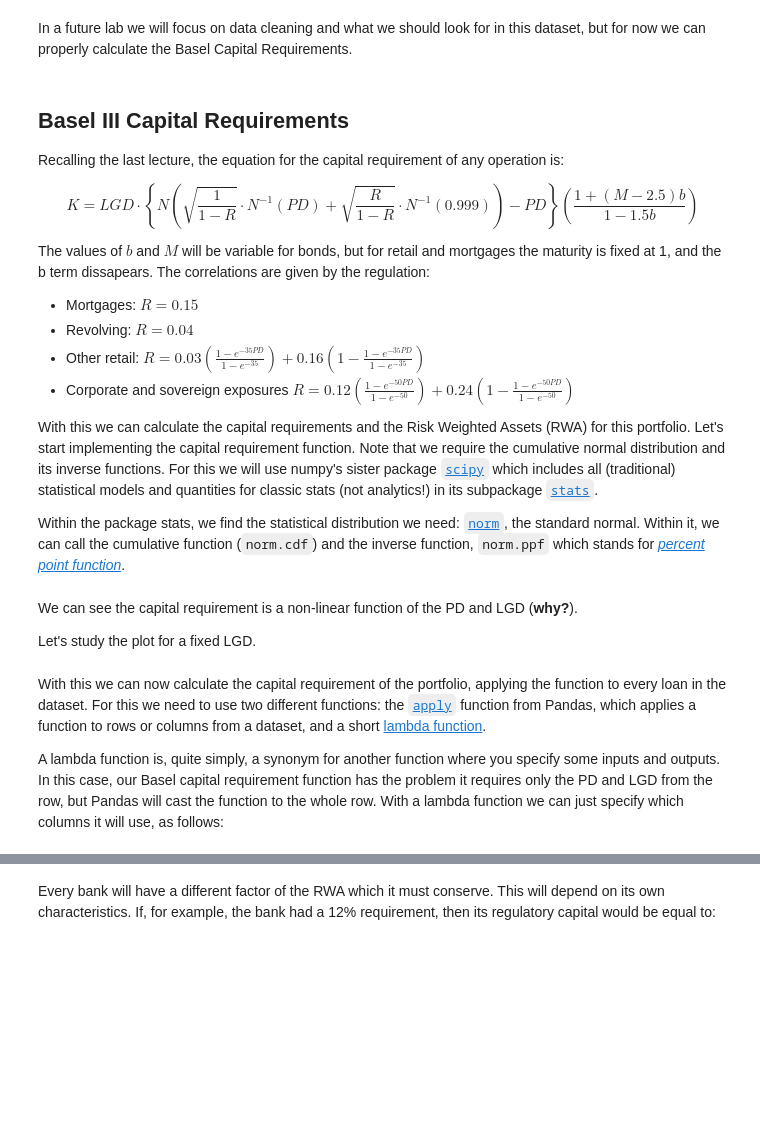
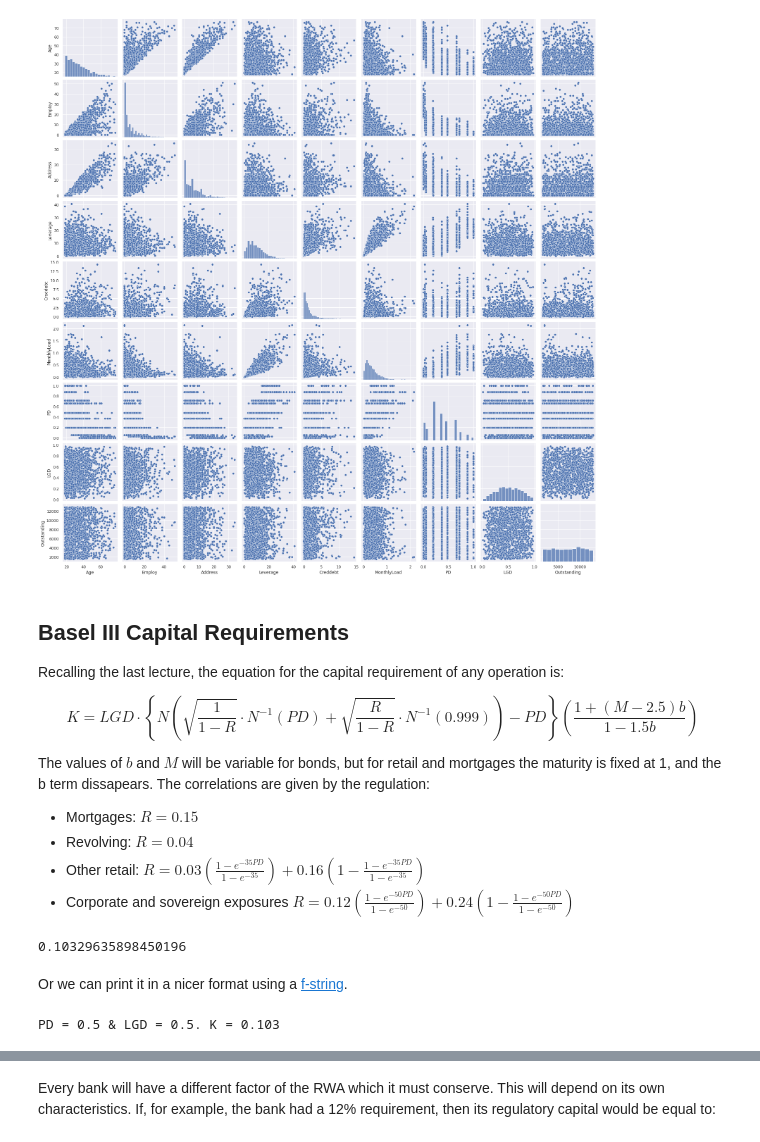
Before and after one commit to CBravoR/AdvancedAnalyticsLabs, a Jupyter notebook: notebooks/python/Lab_2_Capital_Requirements_and_Pandas.ipynb, the cells around one changed output, grey strips where cells are left out. Saved outputs shown, nothing was run; the diff lists cells and outputs as text; code cells hidden in the pictures; blank space fills up the shorter version.

````diff
--- a/notebooks/python/Lab_2_Capital_Requirements_and_Pandas.ipynb
+++ b/notebooks/python/Lab_2_Capital_Requirements_and_Pandas.ipynb
@@ -85,9 +145,12 @@ import seaborn as sns
 import numpy as np
 # %%
 sns.set(color_codes=True)
-sns.pairplot(bankloan_data, hue = 'Default')
+sns.pairplot(bankloan_data)
+plt.savefig('Hist.pdf')
+plt.savefig('Hist.jpg')
+plt.show()
+# %% [output]
+[figure, added]
-# %% [markdown]
-In a future lab we will focus on data cleaning and what we should look for in this dataset, but for now we can properly calculate the Basel Capital Requirements.
 # %% [markdown]
 ## Basel III Capital Requirements
 
@@ -103,8 +166,4 @@ The values of $b$ and $M$ will be variable for bonds, but for retail and mortgag
 - Revolving: $R = 0.04$
 - Other retail: $R = 0.03 \left( \frac{1 - e^{-35PD}}{1 - e^{-35}} \right) + 0.16 \left( 1 - \frac{1 - e^{-35PD}}{1 - e^{-35}} \right)$
 - Corporate and sovereign exposures $ R = 0.12 \left( \frac{1 - e^{-50PD}}{1 - e^{-50}} \right) + 0.24 \left( 1 - \frac{1 - e^{-50PD}}{1 - e^{-50}} \right)$
-
-With this we can calculate the capital requirements and the Risk Weighted Assets (RWA) for this portfolio. Let's start implementing the capital requirement function. Note that we require the cumulative normal distribution  and its inverse functions. For this we will use numpy's sister package [```scipy```](https://scipy.org/) which includes all (traditional) statistical models and quantities for classic stats (not analytics!) in its subpackage [```stats```](https://docs.scipy.org/doc/scipy/reference/tutorial/stats.html).
-
-Within the package stats, we find the statistical distribution we need: [```norm```](https://docs.scipy.org/doc/scipy/reference/generated/scipy.stats.norm.html#scipy.stats.norm), the standard normal. Within it, we can call the cumulative function (```norm.cdf```) and the inverse function, ```norm.ppf``` which stands for *[percent point function](https://stackoverflow.com/questions/20626994/how-to-calculate-the-inverse-of-the-normal-cumulative-distribution-function-in-p)*.
 # %%
@@ -132,4 +185,0 @@ print('PD = 0.99 & LGD = 0.99. K = %.3f' % capital_requirement_retail(0.99, 0.99
-# %% [markdown]
-We can see the capital requirement is a non-linear function of the PD and LGD (**why?**).
-
-Let's study the plot for a fixed LGD.
@@ -144,4 +186,10 @@ plt.show()
-# %% [markdown]
-With this we can now calculate the capital requirement of the portfolio, applying the function to every loan in the dataset. For this we need to use two different functions: the [```apply```](https://pandas.pydata.org/pandas-docs/stable/reference/api/pandas.DataFrame.apply.html) function from Pandas, which applies a function to rows or columns from a dataset, and a short [lambda function](https://www.w3schools.com/python/python_lambda.asp).
-
-A lambda function is, quite simply, a synonym for another function where you specify some inputs and outputs. In this case, our Basel capital requirement function has the problem it requires only the PD and LGD from the row, but Pandas will cast the function to the whole row. With a lambda function we can just specify which columns it will use, as follows:
+# %%
+capital_requirement_retail(0.5, 0.5)
+# %% [output]
+0.10329635898450196
+# %% [markdown]
+Or we can print it in a nicer format using a [f-string](https://statics.teams.cdn.office.net/evergreen-assets/safelinks/1/atp-safelinks.html).
+# %%
+print(f'PD = 0.5 & LGD = 0.5. K = {capital_requirement_retail(0.5, 0.5):.3f}')
+# %% [output]
+PD = 0.5 & LGD = 0.5. K = 0.103
````
Also changed, not shown: parts of 36 cells of this notebook.
